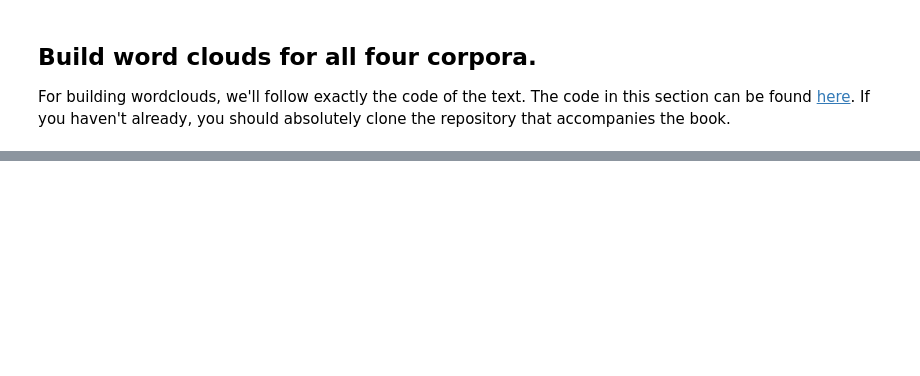
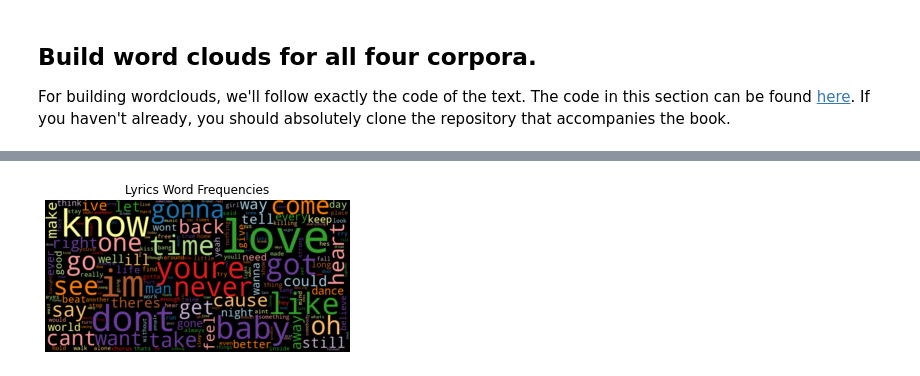
Before and after one commit to stephenkuc/Group_Comparison_NLP, a Jupyter notebook: Group Comparison.ipynb, the cells around one changed output, grey strips where cells are left out. Saved outputs shown, nothing was run; the diff lists cells and outputs as text; code cells hidden in the pictures; blank space fills up the shorter version.

```diff
--- a/Group Comparison.ipynb
+++ b/Group Comparison.ipynb
@@ -239,3 +239,7 @@ Need to get rid of the \n's in lyric data; as well as the title of each song, be
+# %%
+r = re.compile(r'(\n)+')
+
+lyrics_data['lyrics'] = [r.sub(' ', txt) for txt in lyrics_data['lyrics']]
 # %%
 # apply the `pipeline` techniques from BTAP Ch 1 or 5
 
@@ -359 +534,7 @@ def count_words(df, column='tokens', preprocess=None, min_freq=2):
+# %%
+plt.figure(figsize=(12,4))
+plt.subplot(1,2,1)###
+wordcloud(lyric_freq['freq'], title = "Lyrics Word Frequencies")
+# %% [output]
+[figure, added]
 # %% [markdown]
```
Also changed, not shown: parts of 22 cells of this notebook.
